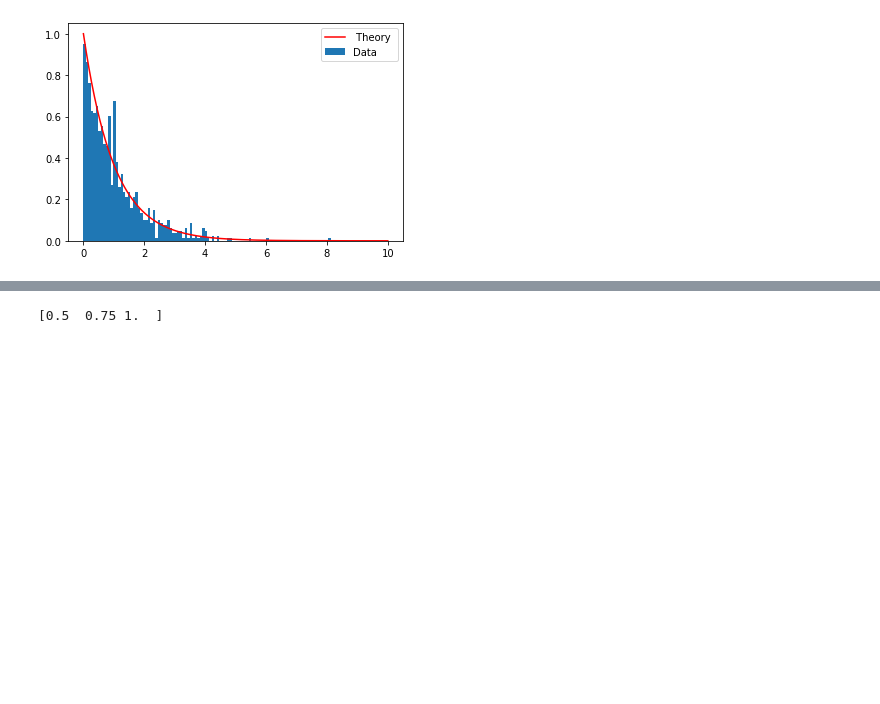
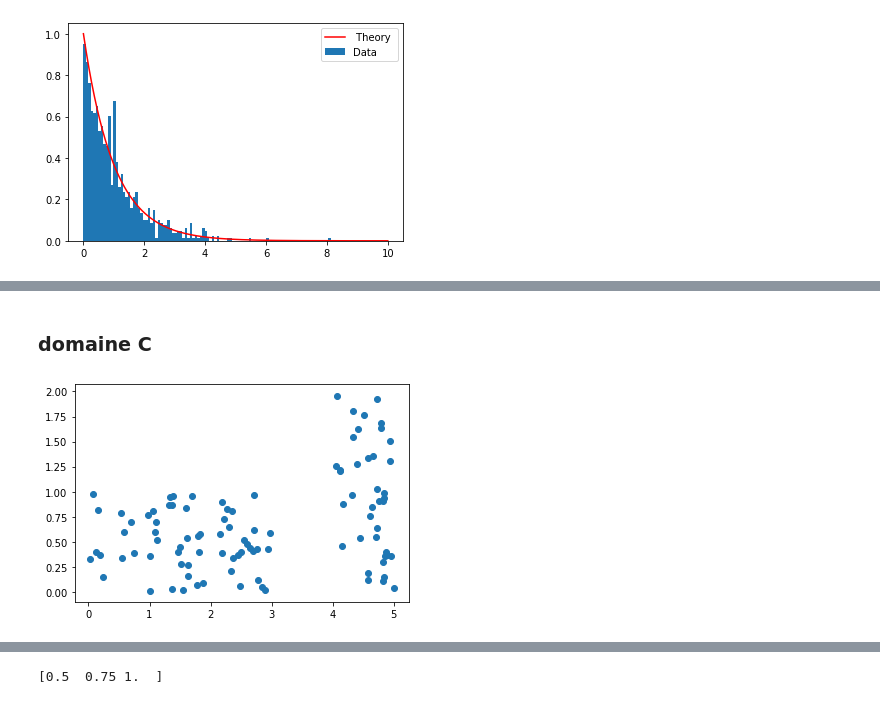
Before and after one commit to boisgera/CDIS, a Jupyter notebook: Probabilités V/Probabilité V.ipynb, the cells around one changed output, grey strips where cells are left out. Drawn from its saved outputs; the diff is of its cells as text; code cells hidden in the pictures; blank space fills up the shorter version.

```diff
--- a/Probabilités V/Probabilité V.ipynb
+++ b/Probabilités V/Probabilité V.ipynb
@@ -98,0 +147,23 @@ plt.show()
+# %% [markdown]
+### domaine C
+# %%
+n=100
+def rC(n):
+    x=np.empty([n,2])
+    i=0
+    while i < n :
+	    u1 = 5*np.random.rand(1)
+	    u2 = 2*np.random.rand(1)
+	    if ((u1<3) and (u2<1)) or (u1> 4) :
+		    x[i,0] = u1
+		    x[i,1] = u2
+		    i=i+1
+
+    return x
+
+C = rC(n)
+
+plt.scatter(C[:,0],C[:,1],)
+plt.show()
+# %% [output]
+[figure, added]
```
Also changed, not shown: parts of 15 cells of this notebook, 2 other files.
